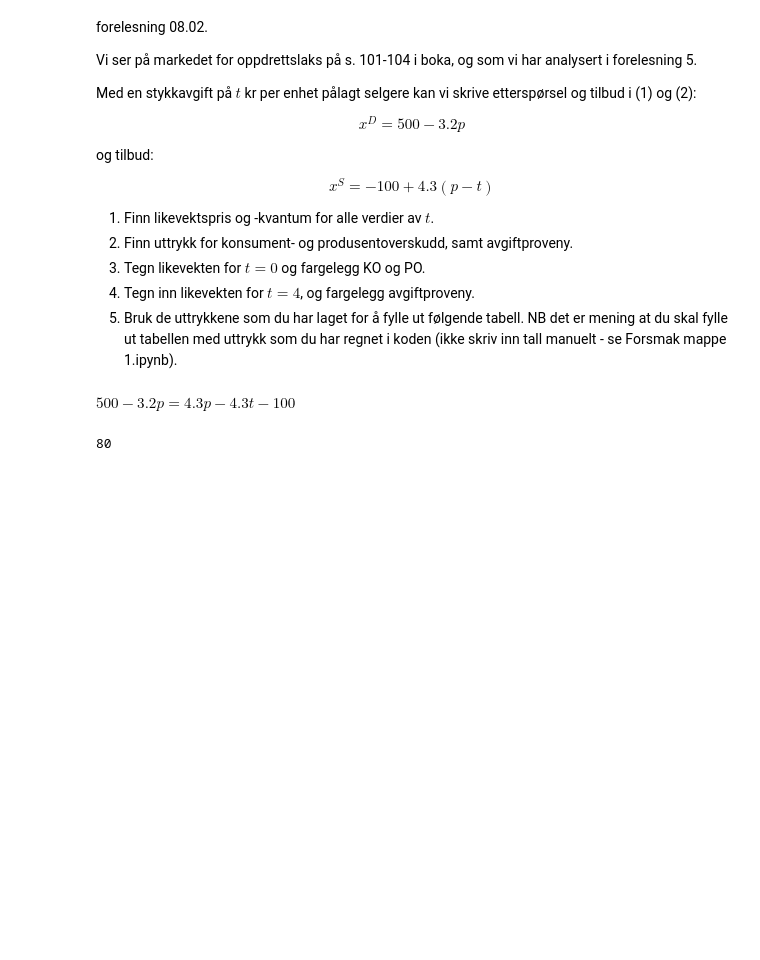
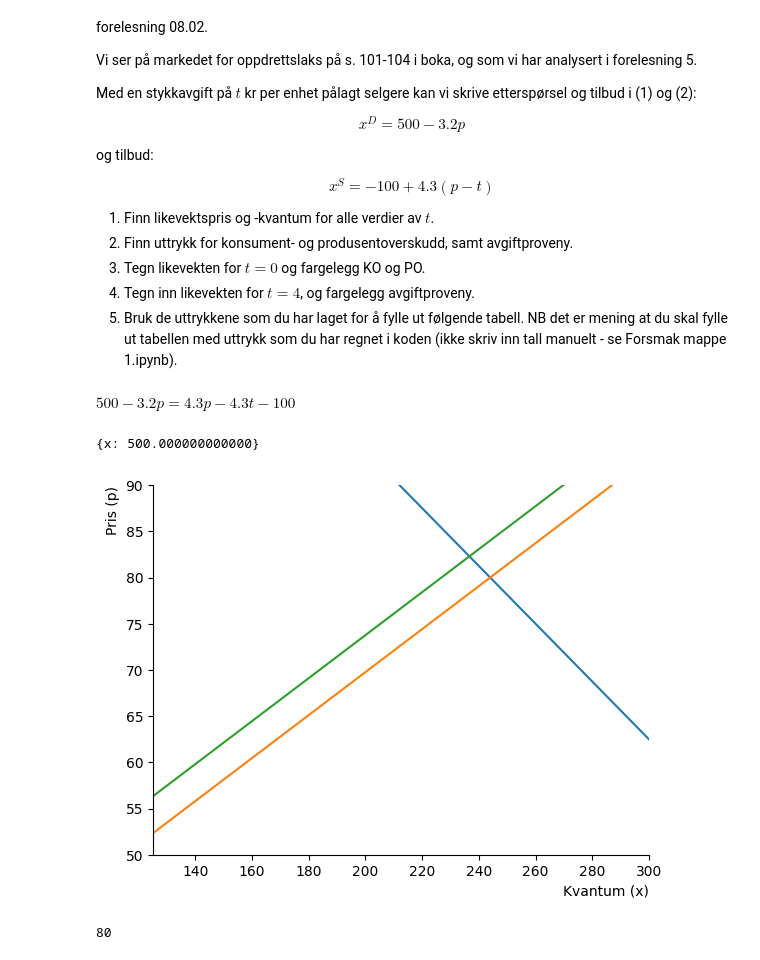
Before and after one commit to loopdiggaz/SOK-1006, a Jupyter notebook: arbeidskrav/arbeidskrav 3.ipynb, the cells around one changed output. Saved outputs shown, nothing was run; the diff lists cells and outputs as text; code cells hidden in the pictures; blank space fills up the shorter version.

```diff
--- a/arbeidskrav/arbeidskrav 3.ipynb
+++ b/arbeidskrav/arbeidskrav 3.ipynb
@@ -43,10 +43,50 @@ def x_s(p,t):
 # %%
 # Setter opp ligning
 
-p,t =sp.symbols('p t', real=True, positive=True)
+x,p,t =sp.symbols('x p t', real=True, positive=True)
 # lager ligning
 equ=sp.Eq(x_d(p), x_s(p,t))
 equ
 # %% [output]
 $\displaystyle 500 - 3.2 p = 4.3 p - 4.3 t - 100$
+# %%
+# Gjør invers
+
+eq_d = sp.Eq(500-3.2*p,x)
+eq_s = sp.Eq(-100 + 4.3*(p-t),x)
+
+eq_inv_d = sp.solve(eq_d,p)
+eq_inv_s = sp.solve(eq_s,p)
+
+def inv_d(x):
+    return 156.25 - 0.3125*x
+
+def inv_s(x,t):
+    return t + 0.232558139534884*x + 23.2558139534884
+
+t_num = np.linspace(1,1000,100)
+def create_ax():
+                fig, ax = plt.subplots()
+                ax.set_ylabel('Pris (p)', loc='top')
+                ax.set_xlabel('Kvantum (x)', loc='right')
+                ax.set(xlim=(125,300))
+                ax.set(ylim=(50,90))
+                ax.spines['top'].set_color('none')
+                ax.spines['right'].set_color('none')
+
+                return fig, ax
+
+fig, ax = create_ax()
+
+ax.plot(t_num,inv_d(t_num))
+ax.plot(t_num,inv_s(t_num,0))
+ax.plot(t_num,inv_s(t_num,4))
+
+inv_x_eq = sp.solve(eq_inv_d,x)
+inv_x_eq
+
+# HVORFOR BLIR IKKE DETTE RETT!!
+# %% [output]
+{x: 500.000000000000}
+[figure, added]
 # %%
```
Also changed, not shown: parts of 1 cell of this notebook.
